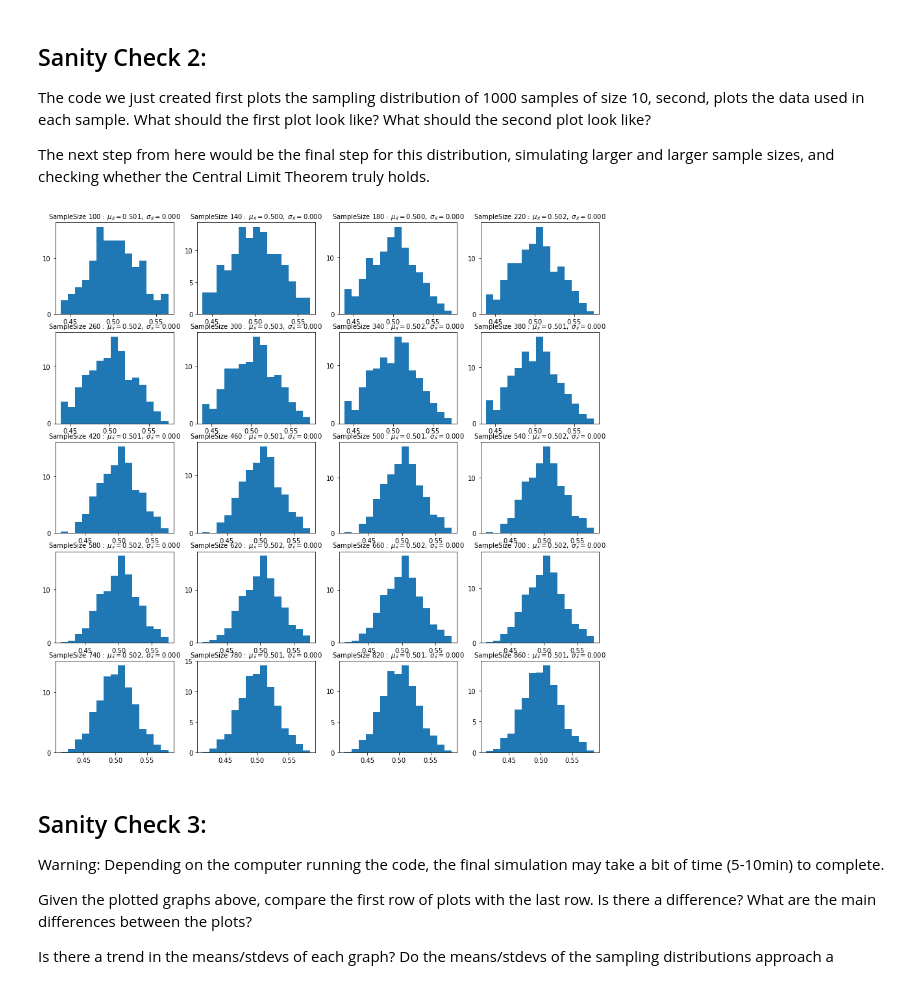
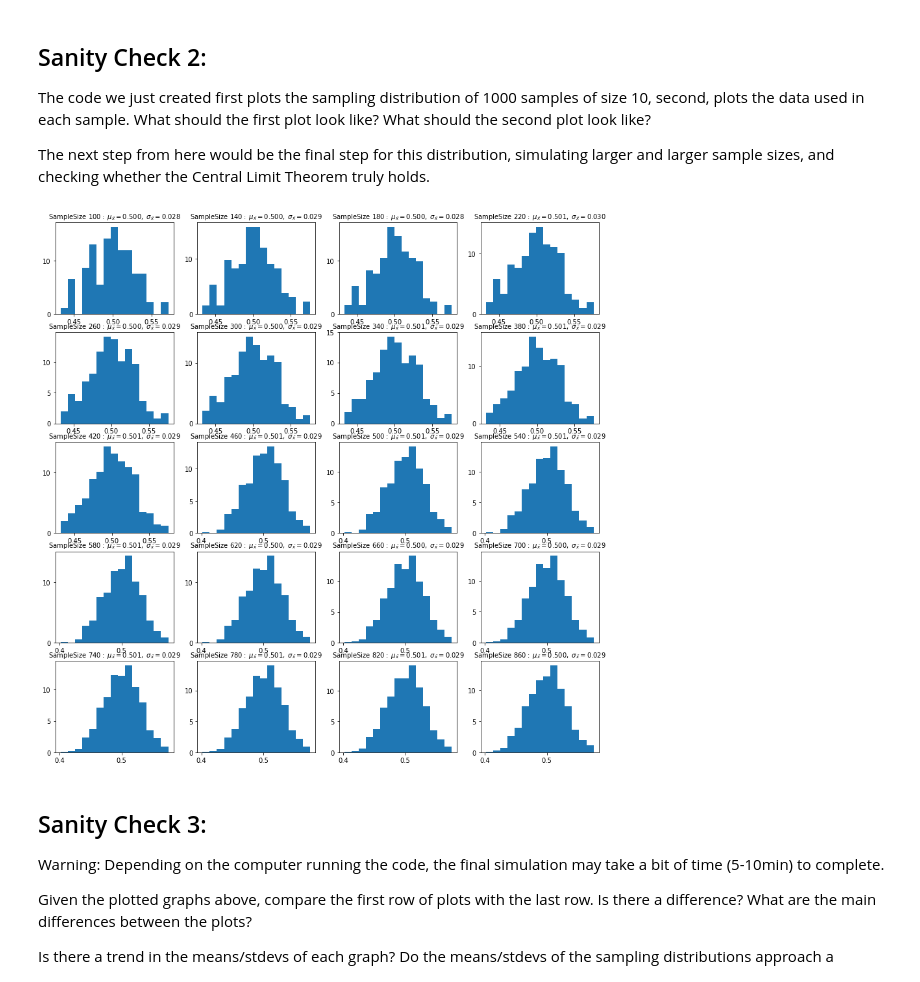
Before and after one commit to Kishidle/ADVSTAT-CLT, a Jupyter notebook: Central Limit Theorem - Workbook.ipynb, the cells around one changed output. Cells and saved outputs as stored; diff of their text form; code cells hidden in the pictures.

```diff
--- a/Central Limit Theorem - Workbook.ipynb
+++ b/Central Limit Theorem - Workbook.ipynb
@@ -134,7 +134,7 @@ for i in np.random.choice(np.arange(number_of_samples),8):
 
 sample_means = samples.mean(axis=1)
 sample_ave = np.mean(sample_means)
-sample_stdev = np.std(sample_ave)
+sample_stdev = np.std(sample_means, ddof=1)
 
 
 
@@ -202,35 +202,35 @@ for number_of_samples in range(100,900,40):
 
     for x in range(number_of_samples):
         for y in range(sample_size):
             samples[x][y] = data[iterator]
             iterator += 1
 
 
     sample_means = samples.mean(axis=1)
     sample_ave = np.mean(sample_means)
-    sample_stdev = np.std(sample_ave)
+    sample_stdev = np.std(sample_means, ddof=1)
 
    #samples = None
     #sample_means = None
     #sample_ave = None
     #sample_stdev = None
 
     ##################
     #      End       #
     ##################
 
     # Plotting code:
     ax = plt.subplot(5,4,ctr)
     for j in (ax.get_xticklabels() + ax.get_yticklabels()):
         j.set_fontsize(10)
 
     plt.hist(sample_means, 15,normed=True)
     plt.title(r'$\mathrm{Sample Size\ %d:}\ \mu_\bar{x}=%.3f,\ \sigma_\bar{x}=%.3f$' %(number_of_samples,sample_ave,sample_stdev))
     ax.title.set_fontsize(10)
 
     ctr += 1
 # %% [output]
-[figure, old version]
+[figure, new version]
 # %% [markdown]
 ## Sanity Check 3:
 
```
Also changed, not shown: parts of 4 cells of this notebook.
